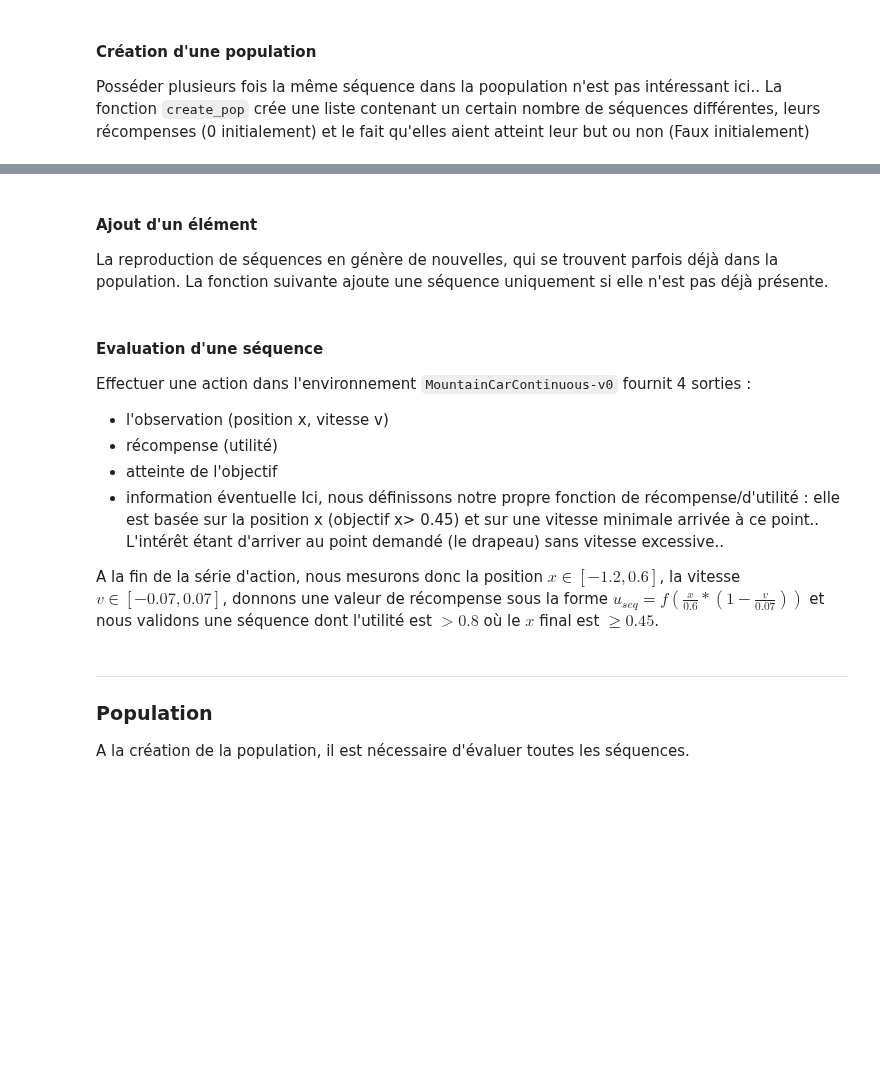
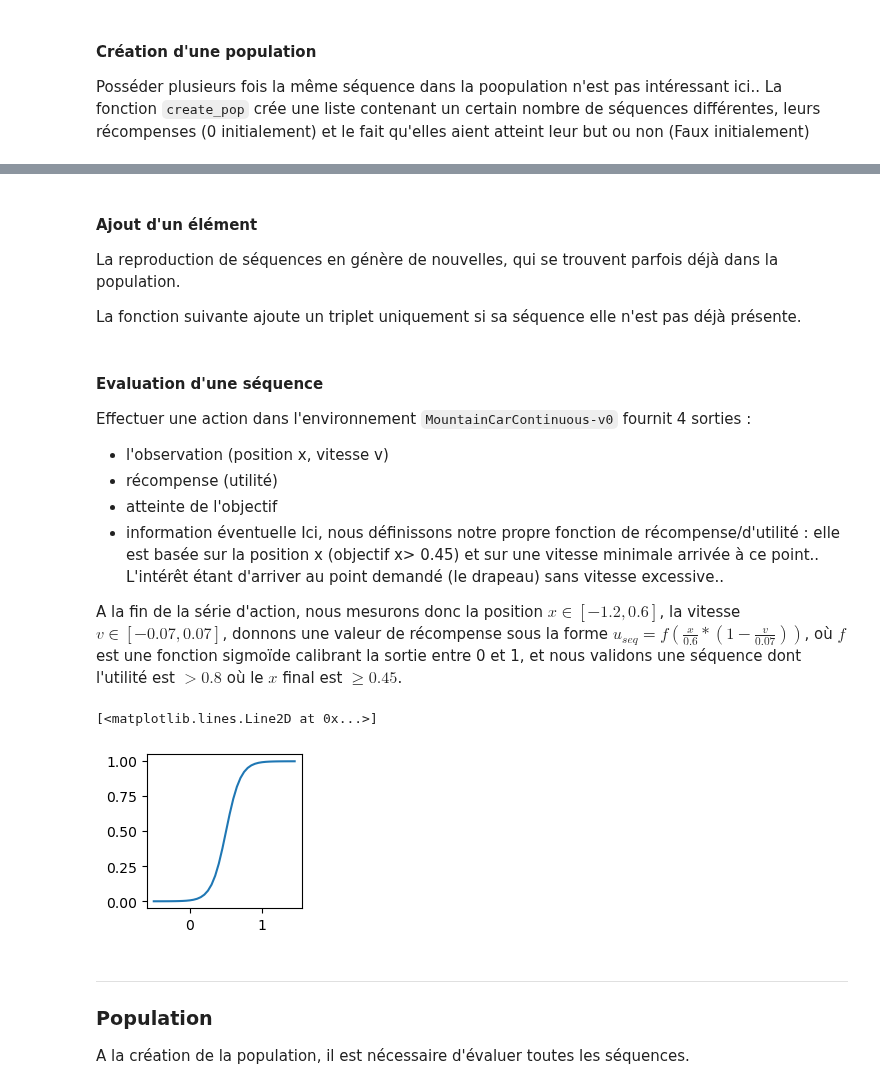
Before and after one commit to EmmanuelADAM/IntelligenceArtificiellePython, a Jupyter notebook: TPMLGymGA-Solution.ipynb, the cells around one changed output, grey strips where cells are left out. Cells and saved outputs as stored; diff of their text form; code cells hidden in the pictures; blank space fills up the shorter version.

```diff
--- a/TPMLGymGA-Solution.ipynb
+++ b/TPMLGymGA-Solution.ipynb
@@ -217,5 +238,6 @@ create_pop(10, 5)
 # %% [markdown]
 #### Ajout d'un élément
 La reproduction de séquences en génère de nouvelles, qui se trouvent parfois déjà dans la population.
-La fonction suivante ajoute une séquence uniquement si elle n'est pas déjà présente.
+
+La fonction suivante ajoute un triplet uniquement si sa séquence elle n'est pas déjà présente.
 # %%
@@ -239,4 +261,4 @@ Effectuer une action dans l'environnement `MountainCarContinuous-v0` fournit 4 s
 Ici, nous définissons notre propre fonction de récompense/d'utilité : elle est basée sur la position x (objectif x> 0.45) et sur une vitesse minimale arrivée à ce point..
 L'intérêt étant d'arriver au point demandé (le drapeau) sans vitesse excessive..
 
-A la fin de la série d'action, nous mesurons donc la position $x \in [-1.2, 0.6]$, la vitesse $v \in [-0.07 , 0.07]$, donnons une valeur de récompense sous la forme $u_{seq} = f(\frac{x}{0.6} * (1-\frac{v}{0.07}))$ et nous validons une séquence dont l'utilité est $> 0.8$ où le $x$ final est $\geq 0.45$.
+A la fin de la série d'action, nous mesurons donc la position $x \in [-1.2, 0.6]$, la vitesse $v \in [-0.07 , 0.07]$, donnons une valeur de récompense sous la forme $u_{seq} = f(\frac{x}{0.6} * (1-\frac{v}{0.07}))$, où $f$ est une fonction sigmoïde calibrant la sortie entre 0 et 1, et nous validons une séquence dont l'utilité est $> 0.8$ où le $x$ final est $\geq 0.45$.
@@ -242,0 +269,9 @@ A la fin de la série d'action, nous mesurons donc la position $x \in [-1.2, 0.6
+# %%
+#petit test de la sigmoid
+xs = np.arange(-0.5, 1.5, .05)
+ys = [sigmoid(x) for x in xs]
+fig = plt.figure(1, figsize=(2, 2))
+plt.plot(xs, ys)
+# %% [output]
+[<matplotlib.lines.Line2D at 0x...>]
+[figure, added]
```
Also changed, not shown: parts of 32 cells of this notebook.
